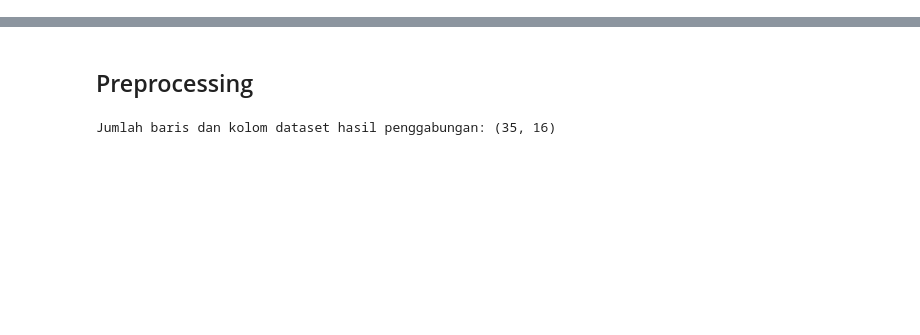
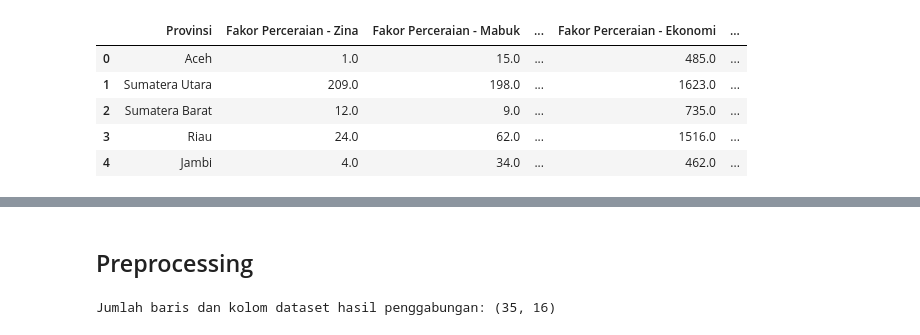
Before and after one commit to nurhidayahanugrah/datmin-pmm, a Jupyter notebook: Coba/pakeini.ipynb, the cells around one changed output, grey strips where cells are left out. Cells and saved outputs as stored; diff of their text form; code cells hidden in the pictures; blank space fills up the shorter version.

```diff
--- a/Coba/pakeini.ipynb
+++ b/Coba/pakeini.ipynb
@@ -6,0 +22,19 @@ import matplotlib.pyplot as plt
+# %%
+# Menampilkan 3 kolom pertama
+first_cols = df18.iloc[:, :3]
+
+# Menampilkan 2 kolom terakhir
+last_cols = df18.iloc[:, -3:]
+
+# Menggabungkan hasilnya
+result = pd.concat([first_cols, pd.DataFrame({'...': ['...'] * len(df18)}, index=df18.index), last_cols], axis=1)
+
+# Menampilkan hasil
+result.head()
+# %% [output]
+|  | Provinsi | Fakor Perceraian - Zina | Fakor Perceraian - Mabuk | ... | Fakor Perceraian - Ekonomi | ... |
+| 0 | Aceh | 1.0 | 15.0 | ... | 485.0 | ... |
+| 1 | Sumatera Utara | 209.0 | 198.0 | ... | 1623.0 | ... |
+| 2 | Sumatera Barat | 12.0 | 9.0 | ... | 735.0 | ... |
+| 3 | Riau | 24.0 | 62.0 | ... | 1516.0 | ... |
+| 4 | Jambi | 4.0 | 34.0 | ... | 462.0 | ... |
```
Also changed, not shown: parts of 18 cells of this notebook, 1 other file.
